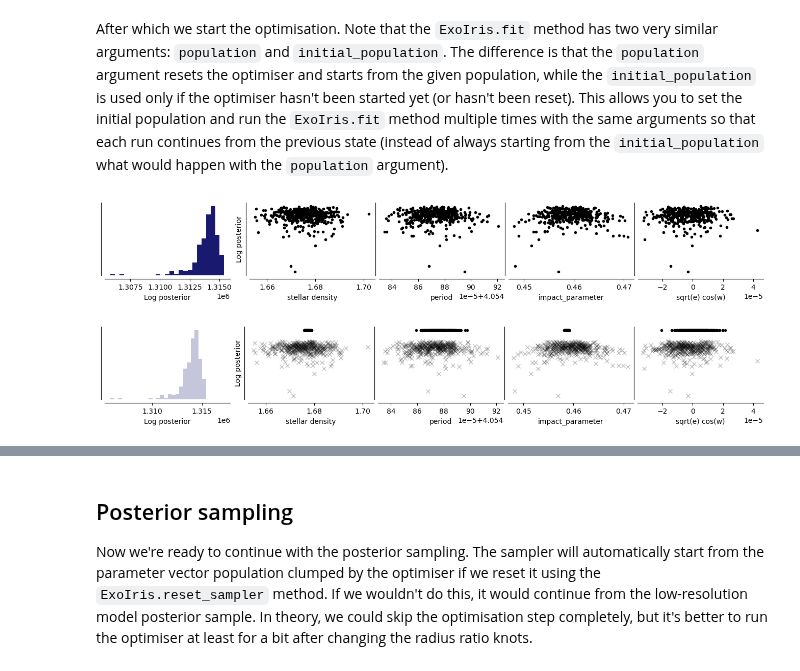
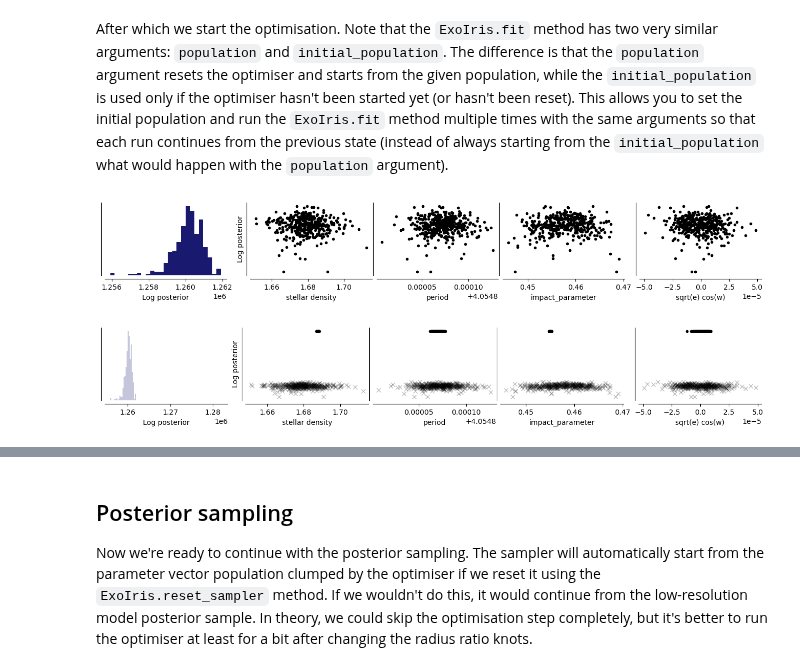
Before and after one commit to hpparvi/ExoIris, a Jupyter notebook: doc/source/examples/e01/03_increasing_data_resolution.ipynb, the cells around one changed output, grey strips where cells are left out. Drawn from its saved outputs; the diff is of its cells as text; code cells hidden in the pictures.

```diff
--- a/doc/source/examples/e01/03_increasing_data_resolution.ipynb
+++ b/doc/source/examples/e01/03_increasing_data_resolution.ipynb
@@ -34,14 +34,20 @@ ts.plot_setup();
 
 Next, let's read in the data as in [Example 1](01a_not_so_short_intro_to_exoiris.ipynb), but bin it to R=300 instead of R=100. We could also skip the binning altogether and use the native data resolution, but this will still be a bit slower, as shown in [Example X]().
 # %%
-def read_data(fname):
+def read_data(fname, name=""):
     with load_dataset(fname) as ds:
-        return TSData(time=ds.time.values, wavelength=ds.wavelength.values, fluxes=ds.flux.values, errors=ds.error.values)
+        return TSData(time=ds.time.values, wavelength=ds.wavelength.values, fluxes=ds.flux.values, errors=ds.error.values, name=name)
 
-d1 = read_data('data/nirHiss_order_1.h5')
-d2 = read_data('data/nirHiss_order_2.h5')
+d1 = read_data('data/nirHiss_order_1.h5', "WASP-39b JWST NIRISS Order 1")
+d2 = read_data('data/nirHiss_order_2.h5', "WASP-39b JWST NIRISS Order 2")
 d1.remove_outliers()
+d1.mask_transit(t0=2459783.5015, p=4.0552842, t14=0.13)
+d1.normalize_to_poly()
 d2.remove_outliers()
+d2.crop_wavelength(0.6, 1.0)
+d2.mask_transit(ephemeris=d1.ephemeris)
+d2.normalize_to_poly()
 db = d2.bin_wavelength(r = 300, estimate_errors=True) + d1.bin_wavelength(r = 300, estimate_errors=True)
-ax = db.plot()
+fig = db.plot()
+fig.tight_layout()
 # %% [output]
@@ -55,5 +55,5 @@ array([271])
-# %%
-db.errors[271] = db.errors[270]
+# %%
+db[0].errors[-1,:] = db[0].errors[-2,:]
 # %% [markdown]
 After which we can simply replace the old data set with the new one using the `ExoIris.set_data` method.
 # %%
@@ -67,10 +67,10 @@ And that's it!
 We could continue the analysis with a short global optimisation followed by MCMC sampling as in [Example 2](02_increasing_knot_resolution.ipynb), but let's complicate things a bit and also increase our radius ratio knot resolution by combining four knot grids. Note that we can make the start and end points of the grids match because the overlapping knots are cleaned automatically.
 # %%
 from numpy import c_, r_
-knots = r_[geomspace(ts.wavelength[0], 0.768-0.02, 10),
+knots = r_[geomspace(0.61, 0.768-0.02, 10),
            linspace(0.768-0.020, 0.768+0.02, 9),
            linspace(0.855-0.055, 0.855+0.055, 13),
-           geomspace(0.855+0.055, ts.wavelength[-1], 120)]
+           geomspace(0.855+0.055, 2.8, 120)]
 # %%
 ts.set_radius_ratio_knots(knots)
 ts.plot_setup();
@@ -107,11 +98,11 @@ pool = Pool(8)
 # %%
 ts.fit(niter=10, pool=pool, lnpost=lnpostf, initial_population=x0)
 # %% [output]
-[figure, old version]
+[figure, new version]
 # %%
-ts.fit(niter=2000, pool=pool, lnpost=lnpostf, initial_population=x0)
+ts.fit(niter=5000, pool=pool, lnpost=lnpostf, initial_population=x0)
 # %% [output]
-[figure, old version]
+[figure, new version]
 # %%
 ts.plot_fit('fit', **pargs);
 # %% [output]
```
Also changed, not shown: parts of 13 cells of this notebook.
